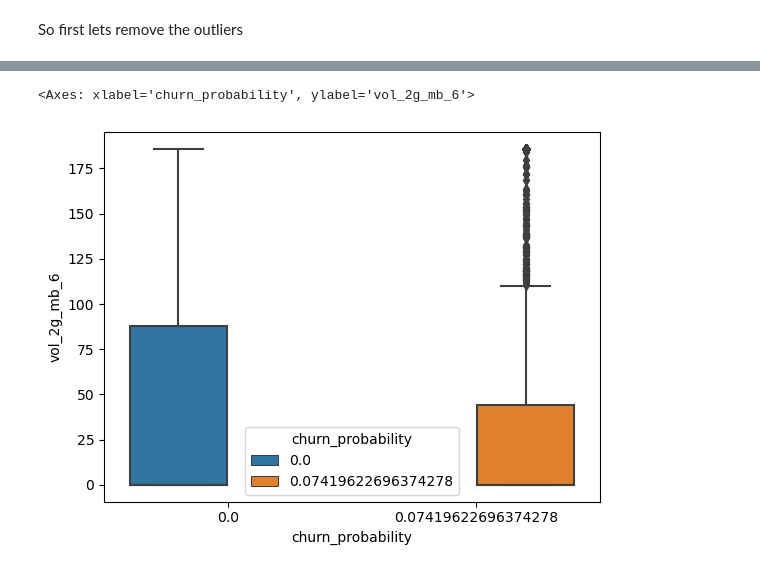
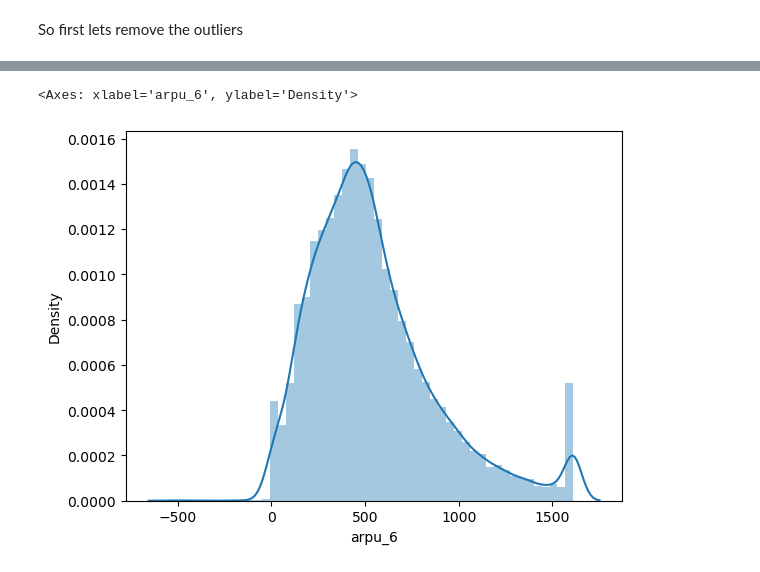
Before and after one commit to jays-26/temp-telcomchurm, a Jupyter notebook: Telecom Churn Case Study.ipynb, the cells around one changed output, grey strips where cells are left out. Saved outputs shown, nothing was run; the diff lists cells and outputs as text; code cells hidden in the pictures.

```diff
--- a/Telecom Churn Case Study.ipynb
+++ b/Telecom Churn Case Study.ipynb
@@ -450,0 +458,2 @@ num_cols
+# %%
+num_cols.remove('churn_probability')
@@ -541,7 +561,7 @@ So first lets remove the outliers
 # %%
 def remove_outliers(col, k=3):
-    upl = col.median() + k*col.std()
-    lpl = col.median() - k*col.std()
+    upl = col.mean() + k*col.std()
+    lpl = col.mean() - k*col.std()
     col[col<lpl] = lpl
     col[col>upl] = upl
     return col
@@ -583,5 +572,5 @@ num_cols
-# %%
-sns.boxplot(data=df, y="vol_2g_mb_6", x="churn_probability", hue="churn_probability")
-# %% [output]
-<Axes: xlabel='churn_probability', ylabel='vol_2g_mb_6'>
-[figure, removed]
+# %%
+sns.distplot(df.arpu_6)
+# %% [output]
+<Axes: xlabel='arpu_6', ylabel='Density'>
+[figure, added]
```
Also changed, not shown: parts of 128 cells of this notebook.
